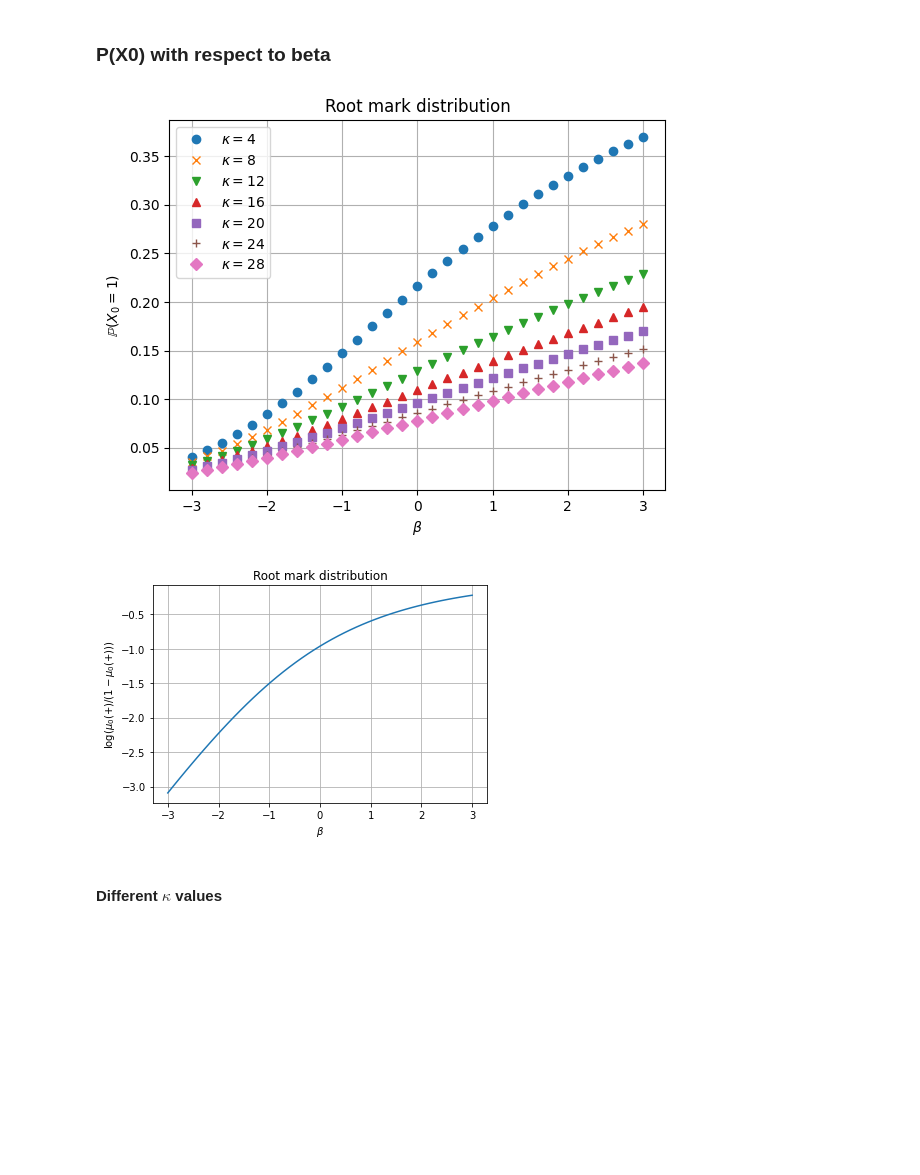
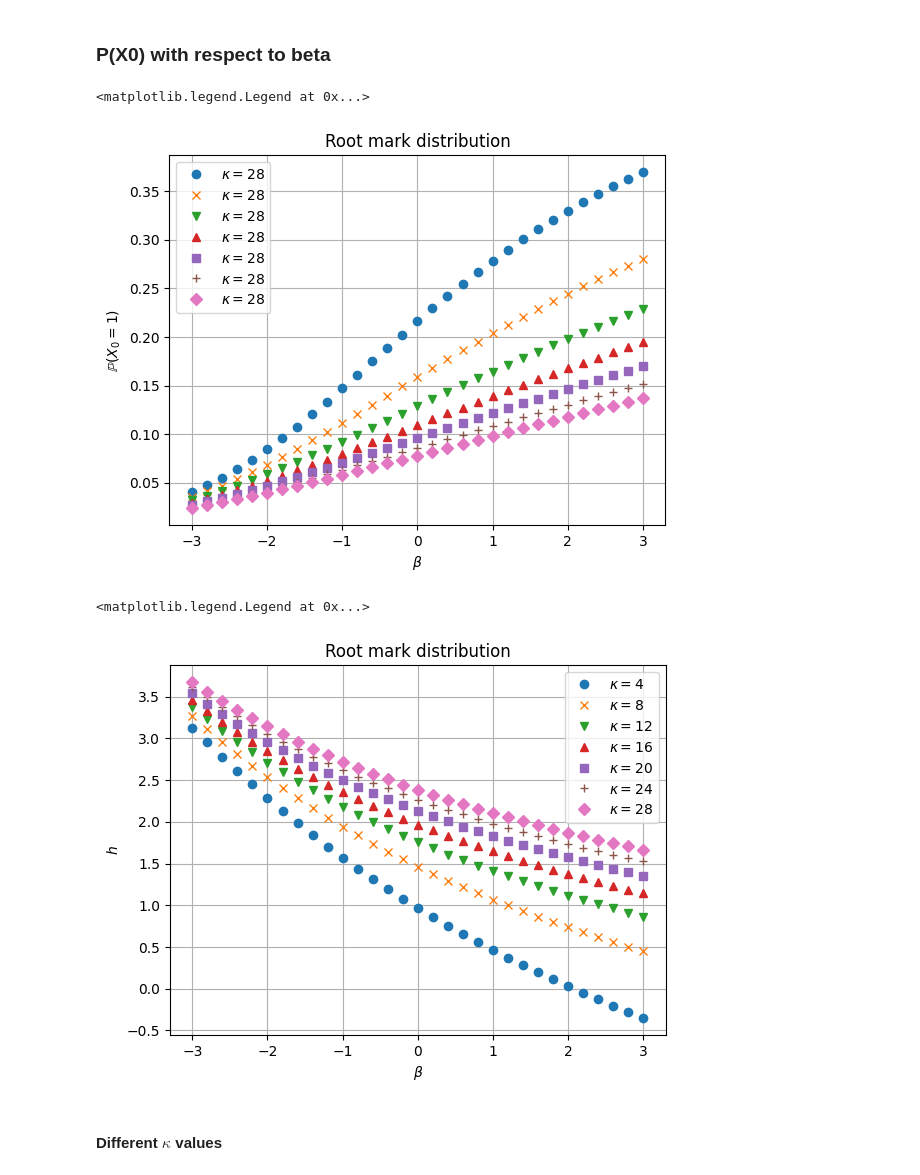
Before and after one commit to YizhongHu/statistical_mechanics_on_graphs, a Jupyter notebook: src/hardcore_ising.ipynb, the cells around one changed output. Saved outputs shown, nothing was run; the diff lists cells and outputs as text; code cells hidden in the pictures; blank space fills up the shorter version.

Commit message:
HA Ising full solution

```diff
--- a/src/hardcore_ising.ipynb
+++ b/src/hardcore_ising.ipynb
@@ -369,6 +369,7 @@ plt.savefig(f'../img/HA_Ising/CI_kappa{kappa}.png')
 betas = np.linspace(-3, 3, 31)
 kappas = [4, 8, 12, 16, 20, 24, 28]
 
+res = []
 for kappa, m in zip(kappas, markers):
     probabilities = []
     for beta in tqdm(betas):
@@ -376,32 +377,31 @@ for kappa, m in zip(kappas, markers):
         probabilities.append(np.sum(mu[1]))
 
     probabilities = np.array(probabilities)
-    plt.plot(betas, probabilities, m, label=f'$\kappa={kappa}$')
-plt.title('Root mark distribution')
-plt.xlabel('$\\beta$')
-plt.ylabel('$\mathbb{P}(X_0=1)$')
-plt.grid(True)
-plt.legend()
-plt.savefig('../img/HA_Ising/RM_raw.png')
+    res.append(probabilities)
-# %% [output]
-[figure, removed]
-# %%
-betas = np.linspace(-3, 3, 51)
-
-probabilities = []
-for beta in betas:
-    mu = optimize(beta=beta, kappa=2, ftol=1e-10)
-    probabilities.append(np.sum(mu[1]))
-
-probabilities = np.array(probabilities)
-
-plt.plot(betas, np.log(probabilities / (1 - probabilities)))
-plt.title('Root mark distribution')
-plt.xlabel('$\\beta$')
-plt.ylabel('$\log(\mu_0(+) / (1-\mu_0(+)))$')
-plt.grid(True)
-# %% [output]
-[figure, removed]
+# %%
+for probabilities, m in zip(res, markers):
+    plt.plot(betas, probabilities, m, label=f'$\kappa={kappa}$')
+plt.title('Root mark distribution')
+plt.xlabel('$\\beta$')
+plt.ylabel('$\mathbb{P}(X_0=1)$')
+plt.grid(True)
+plt.legend()
+# plt.savefig('../img/HA_Ising/RM_raw.png')
+# %% [output]
+<matplotlib.legend.Legend at 0x...>
+[figure, added]
+# %%
+for probabilities, m, kappa in zip(res, markers, kappas):
+    plt.plot(betas, np.log((1 - 2 * probabilities) / probabilities), m, label=f'$\kappa={kappa}$')
+plt.title('Root mark distribution')
+plt.xlabel('$\\beta$')
+plt.ylabel('$h$')
+plt.grid(True)
+plt.legend()
+plt.savefig('../img/HA_Ising/h_value.png')
+# %% [output]
+<matplotlib.legend.Legend at 0x...>
+[figure, added]
 # %% [markdown]
 #### Different $\kappa$ values
 # %%
```
Also changed, not shown: 2 other files.
